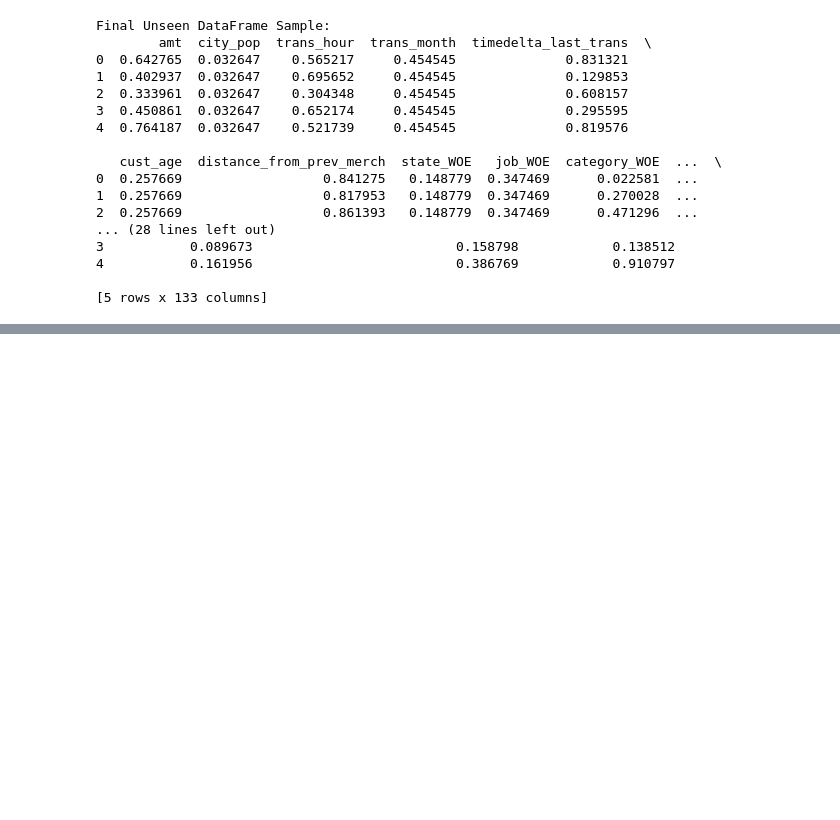
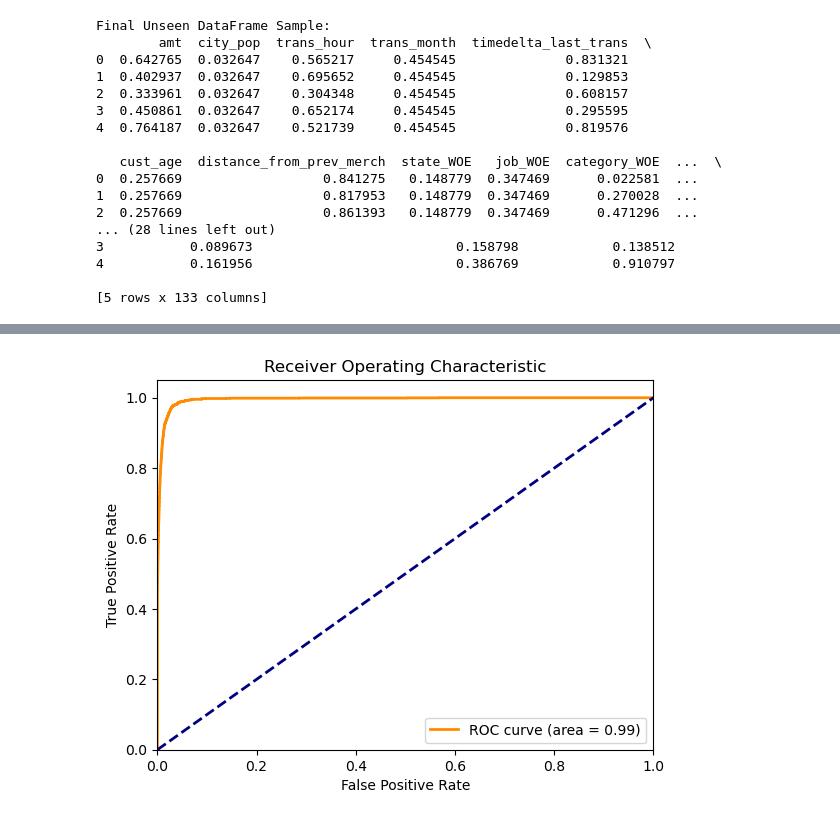
Before and after one commit to thanhdcng/detect-fraudulent-credit-card-transactions, a Jupyter notebook: notebooks/New features Engineering and preprocessing with RFE.ipynb, the cells around one changed output, grey strips where cells are left out. Saved outputs shown, nothing was run; the diff lists cells and outputs as text; code cells hidden in the pictures; blank space fills up the shorter version.

Commit message:
test without removing outliers on model performace, slight increase not significant

```diff
--- a/notebooks/New features Engineering and preprocessing with RFE.ipynb
+++ b/notebooks/New features Engineering and preprocessing with RFE.ipynb
@@ -745,0 +824,80 @@ print(X_unseen_rfe_df.head())
+# %%
+from sklearn.metrics import accuracy_score, classification_report, confusion_matrix, roc_auc_score, average_precision_score, roc_curve, precision_recall_curve, auc
+import matplotlib.pyplot as plt
+from xgboost import XGBClassifier
+from collections import Counter
+import numpy as np
+
+# Function to ensure unique column names
+def ensure_unique_column_names(df):
+    df.columns = [f'{col}_{i}' if df.columns.tolist().count(col) > 1 else col for i, col in enumerate(df.columns)]
+    return df
+
+# Apply the function to the DataFrames
+X_train_rfe_df = ensure_unique_column_names(X_train_rfe_df)
+X_val_rfe_df = ensure_unique_column_names(X_val_rfe_df)
+X_unseen_rfe_df = ensure_unique_column_names(X_unseen_rfe_df)
+
+# Convert DataFrames to Numpy arrays
+X_train_rfe_np = X_train_rfe_df.to_numpy()
+X_val_rfe_np = X_val_rfe_df.to_numpy()
+X_unseen_rfe_np = X_unseen_rfe_df.to_numpy()
+
+# Calculate scale_pos_weight using the square root of the ratio
+counter = Counter(y_train)
+scale_pos_weight = np.sqrt(counter[0] / counter[1])
+
+print("Scale Pos Weight:", scale_pos_weight)
+print('Estimate for scale_pos_weight: %.3f' % scale_pos_weight)
+
+# Define the initial XGBoost model
+xgb_model = XGBClassifier(scale_pos_weight=scale_pos_weight, random_state=42)
+
+# Train the model on the training data
+xgb_model.fit(X_train_rfe_np, y_train)
+
+# Make predictions on the validation data
+y_val_pred = xgb_model.predict(X_val_rfe_np)
+y_val_pred_proba = xgb_model.predict_proba(X_val_rfe_np)[:, 1]
+
+# Evaluate the model on the validation data
+print("Validation Accuracy:", accuracy_score(y_val, y_val_pred))
+print("Validation Classification Report:\n", classification_report(y_val, y_val_pred))
+print("Validation Confusion Matrix:\n", confusion_matrix(y_val, y_val_pred))
+print("Validation ROC AUC Score:", roc_auc_score(y_val, y_val_pred_proba))
+print("Validation PR AUC Score:", average_precision_score(y_val, y_val_pred_proba))
+
+# Plot ROC Curve
+fpr, tpr, _ = roc_curve(y_val, y_val_pred_proba)
+roc_auc = auc(fpr, tpr)
+plt.figure()
+plt.plot(fpr, tpr, color='darkorange', lw=2, label='ROC curve (area = %0.2f)' % roc_auc)
+plt.plot([0, 1], [0, 1], color='navy', lw=2, linestyle='--')
+plt.xlim([0.0, 1.0])
+plt.ylim([0.0, 1.05])
+plt.xlabel('False Positive Rate')
+plt.ylabel('True Positive Rate')
+plt.title('Receiver Operating Characteristic')
+plt.legend(loc="lower right")
+plt.show()
+
+# Plot Precision-Recall Curve
+precision, recall, _ = precision_recall_curve(y_val, y_val_pred_proba)
+pr_auc = auc(recall, precision)
+plt.figure()
+plt.plot(recall, precision, color='b', lw=2, label='PR curve (area = %0.2f)' % pr_auc)
+plt.xlabel('Recall')
+plt.ylabel('Precision')
+plt.title('Precision-Recall Curve')
+plt.legend(loc="lower left")
+plt.show()
+
+# If you want to make predictions on the unseen data
+y_unseen_pred = xgb_model.predict(X_unseen_rfe_np)
+y_unseen_pred_proba = xgb_model.predict_proba(X_unseen_rfe_np)[:, 1]
+
+# Optionally, evaluate on unseen data (if labels are available)
+# For example:
+# print("Unseen Data ROC AUC Score:", roc_auc_score(y_unseen, y_unseen_pred_proba))
+# print("Unseen Data PR AUC Score:", average_precision_score(y_unseen, y_unseen_pred_proba))
+# %% [output]
@@ -745,0 +922 @@ print(X_unseen_rfe_df.head())
+[figure, added]
```
Also changed, not shown: parts of 6 cells of this notebook, 3 other files.
